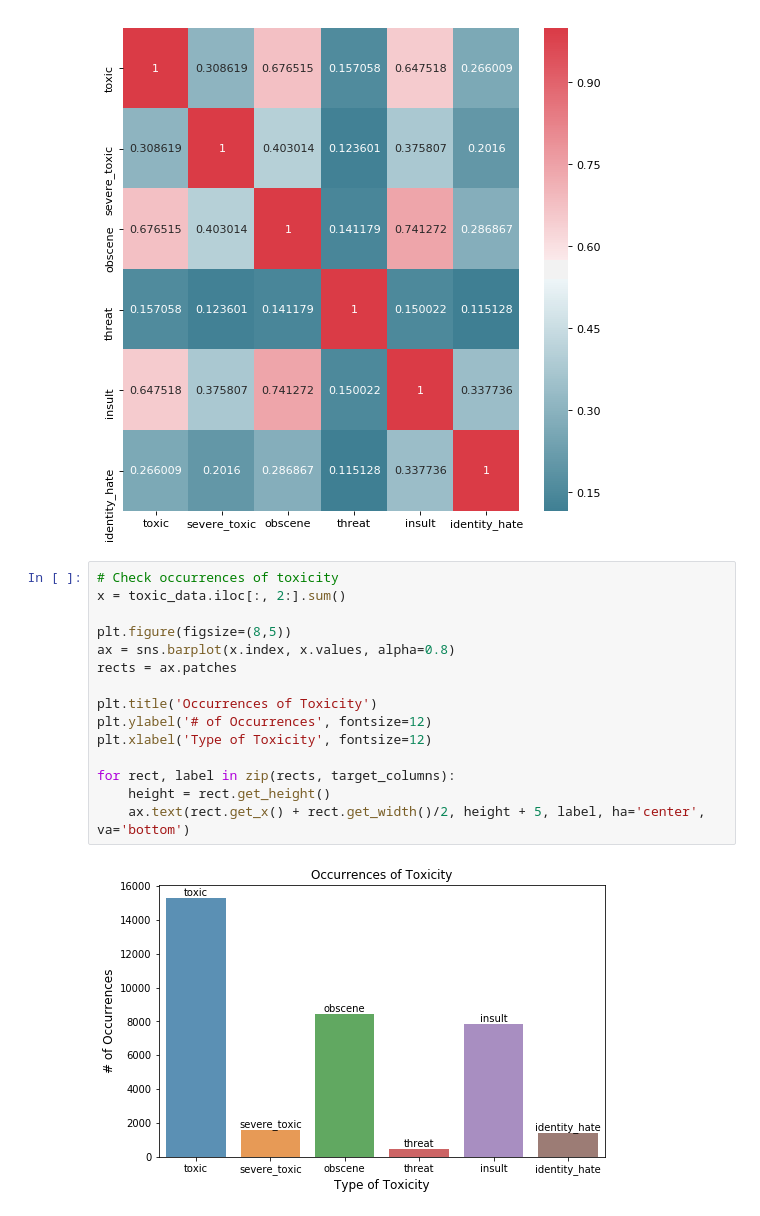
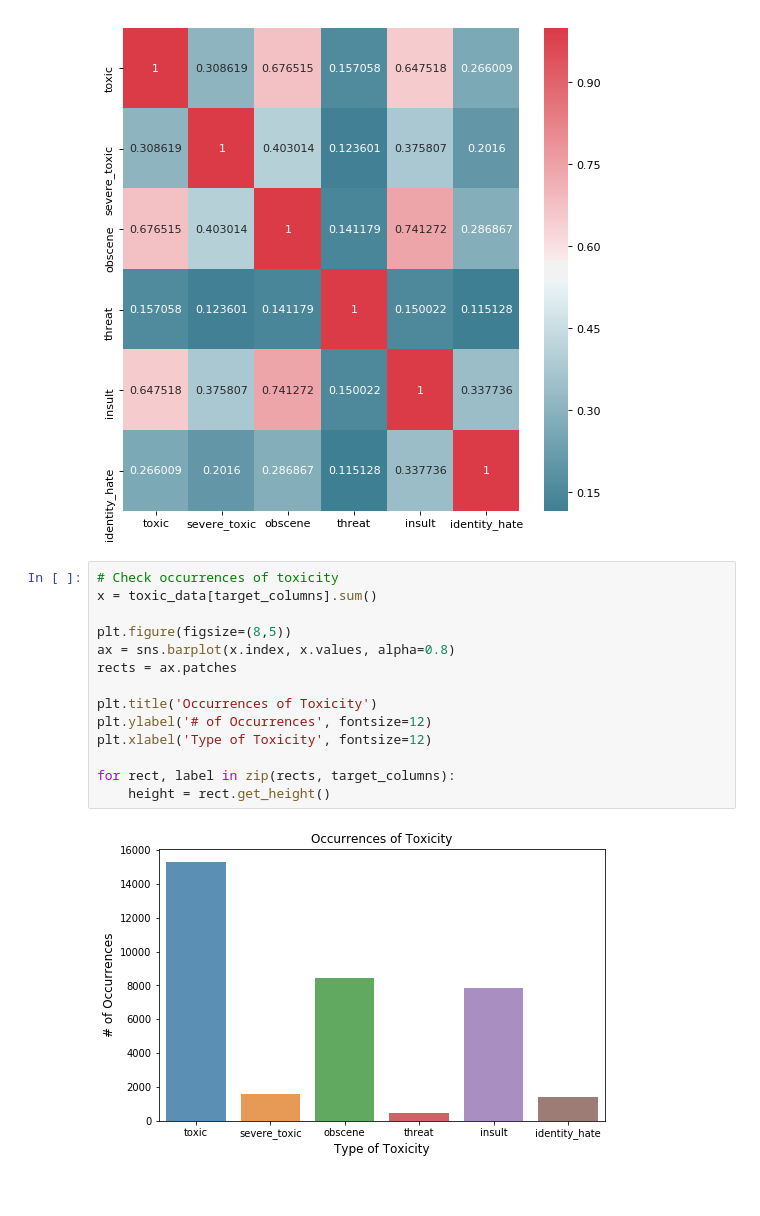
Before and after one commit to rosegao/toxic_tweets, a Jupyter notebook: toxic/Toxic Comment Data EDA.ipynb, the cells around one changed output. Saved outputs shown, nothing was run; the diff lists cells and outputs as text.

Commit message:
updated charts

```diff
--- a/toxic/Toxic Comment Data EDA.ipynb
+++ b/toxic/Toxic Comment Data EDA.ipynb
@@ -63,18 +63,17 @@ plt.show()
 [figure]
 # %%
 # Check occurrences of toxicity
-x = toxic_data.iloc[:, 2:].sum()
+x = toxic_data[target_columns].sum()
 
 plt.figure(figsize=(8,5))
 ax = sns.barplot(x.index, x.values, alpha=0.8)
 rects = ax.patches
 
 plt.title('Occurrences of Toxicity')
 plt.ylabel('# of Occurrences', fontsize=12)
 plt.xlabel('Type of Toxicity', fontsize=12)
 
 for rect, label in zip(rects, target_columns):
     height = rect.get_height()
-    ax.text(rect.get_x() + rect.get_width()/2, height + 5, label, ha='center', va='bottom')
 # %% [output]
-[figure, old version]
+[figure, new version]
```
